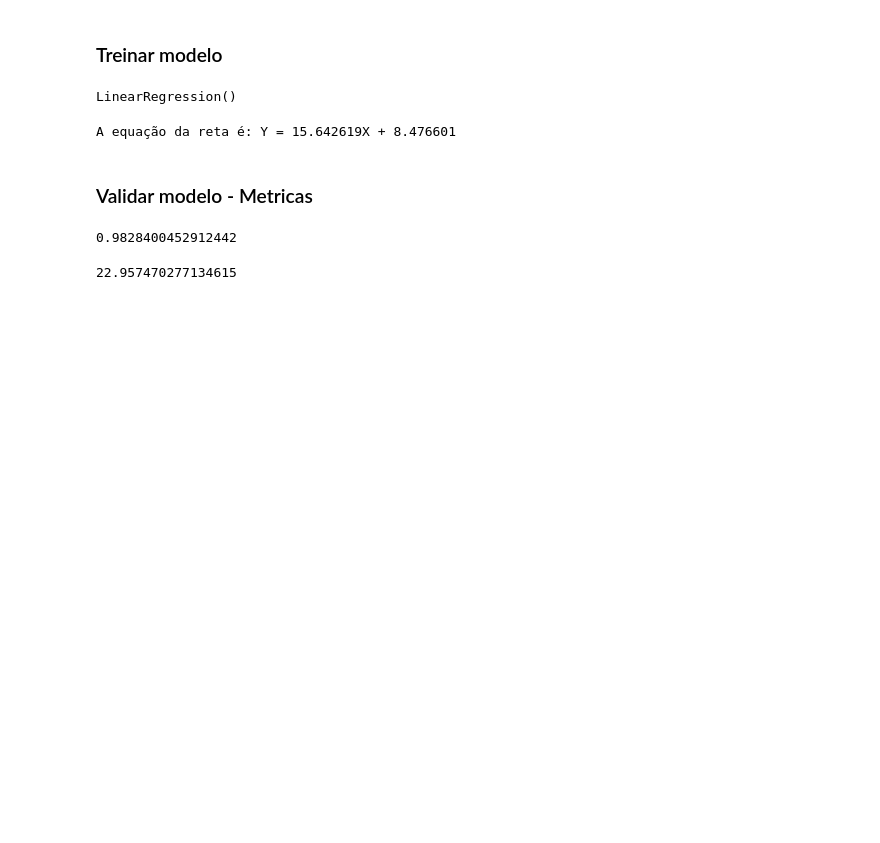
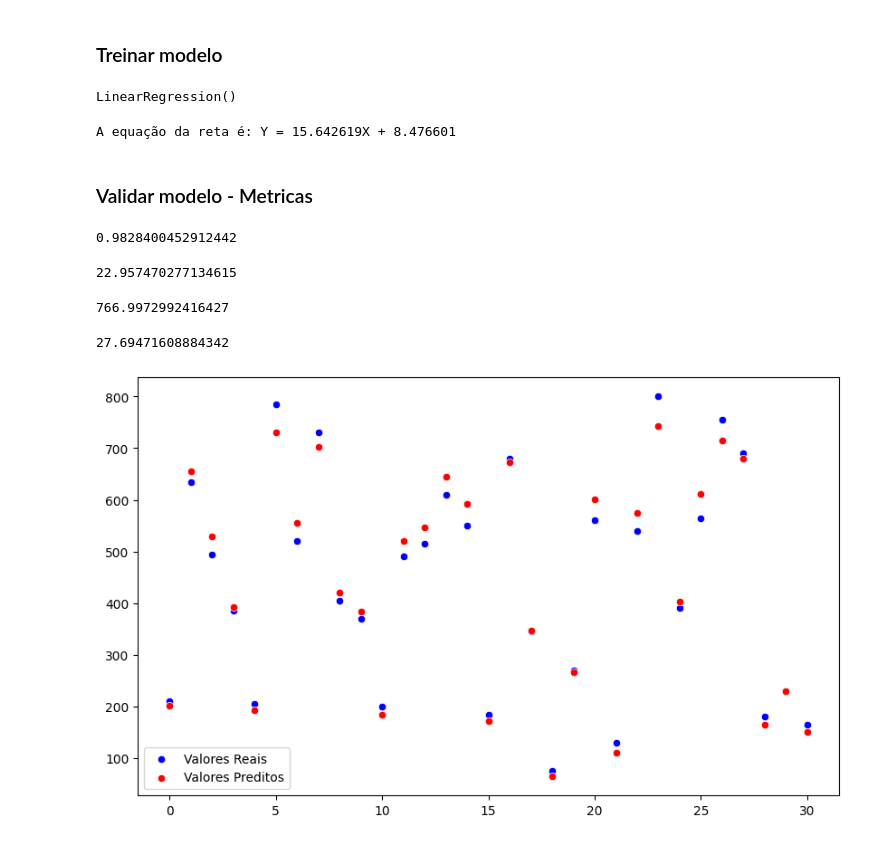
Before and after one commit to Italovini223/educations, a Jupyter notebook: modelo_pontuacao.ipynb, the cells around one changed output. Cells and saved outputs as stored; diff of their text form; code cells hidden in the pictures; blank space fills up the shorter version.

Commit message:
feita analise metrica RMSE no modelo

```diff
--- a/modelo_pontuacao.ipynb
+++ b/modelo_pontuacao.ipynb
@@ -161,3 +161,29 @@ r2_score(y_test, y_pred)
 mean_absolute_error(y_test, y_pred)
 # %% [output]
 22.957470277134615
+# %%
+# Calcular metrica MSE - Mean Squared Error
+# MSE - media (y_test - y_pred)^2
+# MSE e mais sensivel a outliers e oenaliza grandes erros
+# Nao e uma metrica facil de interpretar
+mean_squared_error(y_test, y_pred)
+# %% [output]
+766.9972992416427
+# %%
+# Calcular metrica RMSE - Root Mean Squared Error
+# RMSE - raiz quadrada de MSE
+# RMSE e mais facil de interpretar que MSE
+root_mean_squared_error(y_test, y_pred)
+# %% [output]
+27.69471608884342
+# %%
+# Analisar Grafica
+x_axis = range(len(y_test))
+plt.figure(figsize=(10,6))
+
+sns.scatterplot(x=x_axis, y=y_test.reshape(-1), color='blue', label='Valores Reais')
+sns.scatterplot(x=x_axis, y=y_pred.reshape(-1), color='red', label='Valores Preditos')
+plt.legend()
+plt.show()
+# %% [output]
+[figure, added]
```
Also changed, not shown: parts of 1 cell of this notebook.
